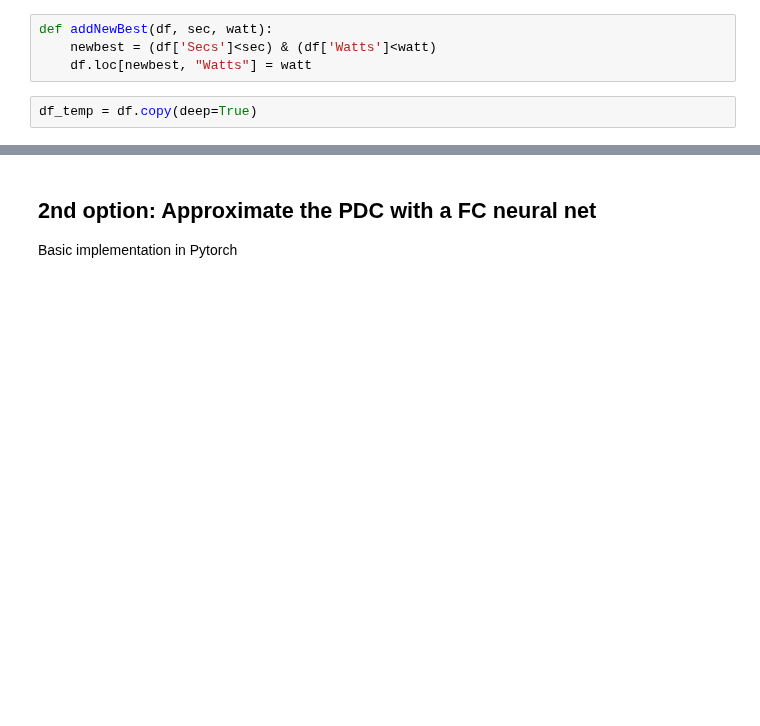
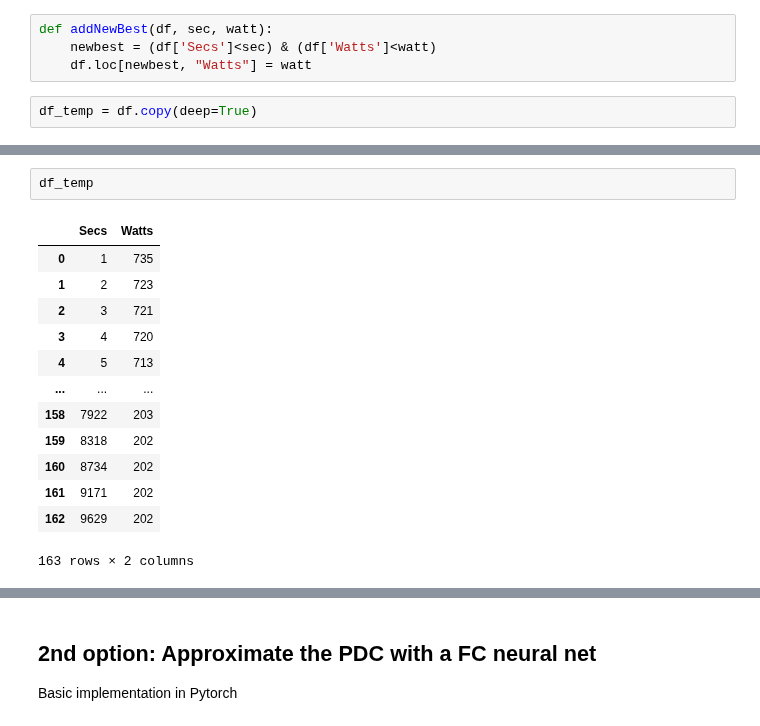
Before and after one commit to jpequegn/wkoAnalysis, a Jupyter notebook: notebooks/PDC Curve Fitting.ipynb, the cells around one changed output, grey strips where cells are left out. Cells and saved outputs as stored; diff of their text form; blank space fills up the shorter version.

```diff
--- a/notebooks/PDC Curve Fitting.ipynb
+++ b/notebooks/PDC Curve Fitting.ipynb
@@ -142,0 +142,16 @@ Canvas(toolbar=Toolbar(toolitems=[('Home', 'Reset original view', 'home', 'home'
+# %%
+df_temp
+# %% [output]
+|  | Secs | Watts |
+| 0 | 1 | 735 |
+| 1 | 2 | 723 |
+| 2 | 3 | 721 |
+| 3 | 4 | 720 |
+| 4 | 5 | 713 |
+| ... | ... | ... |
+| 158 | 7922 | 203 |
+| 159 | 8318 | 202 |
+| 160 | 8734 | 202 |
+| 161 | 9171 | 202 |
+| 162 | 9629 | 202 |
+163 rows × 2 columns
```
Also changed, not shown: parts of 17 cells of this notebook.
